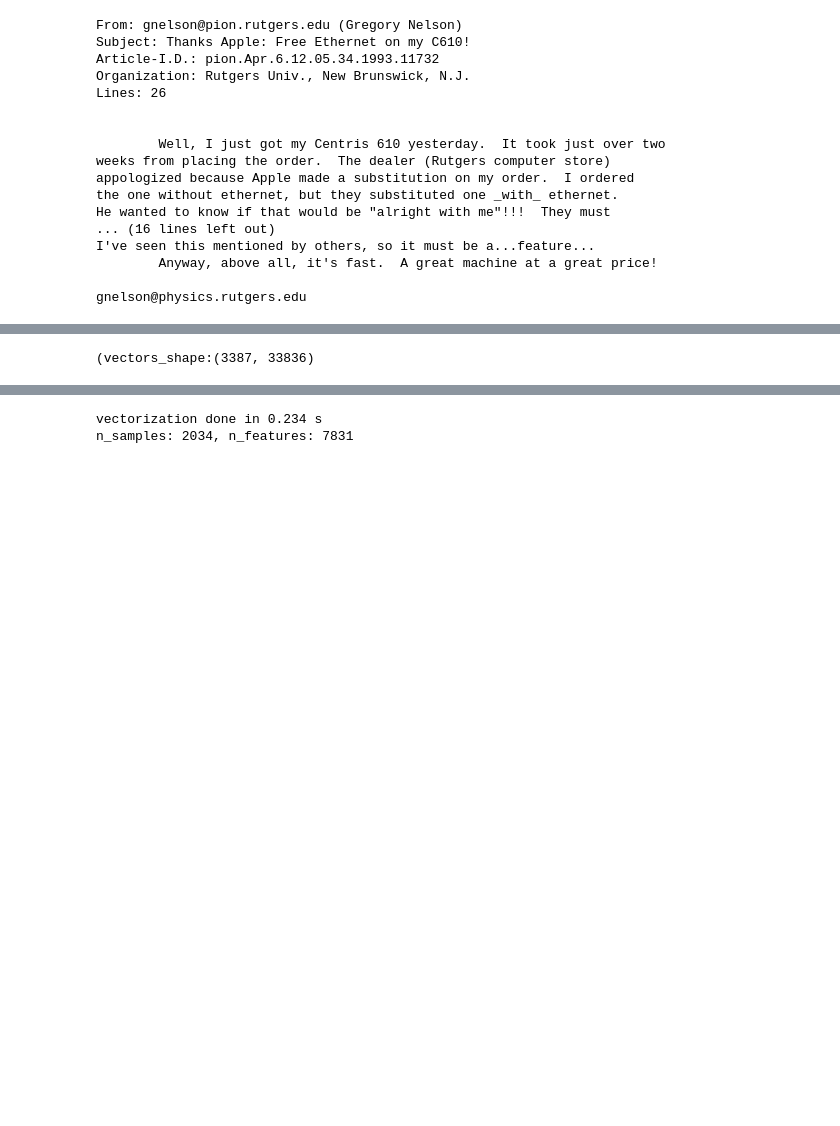
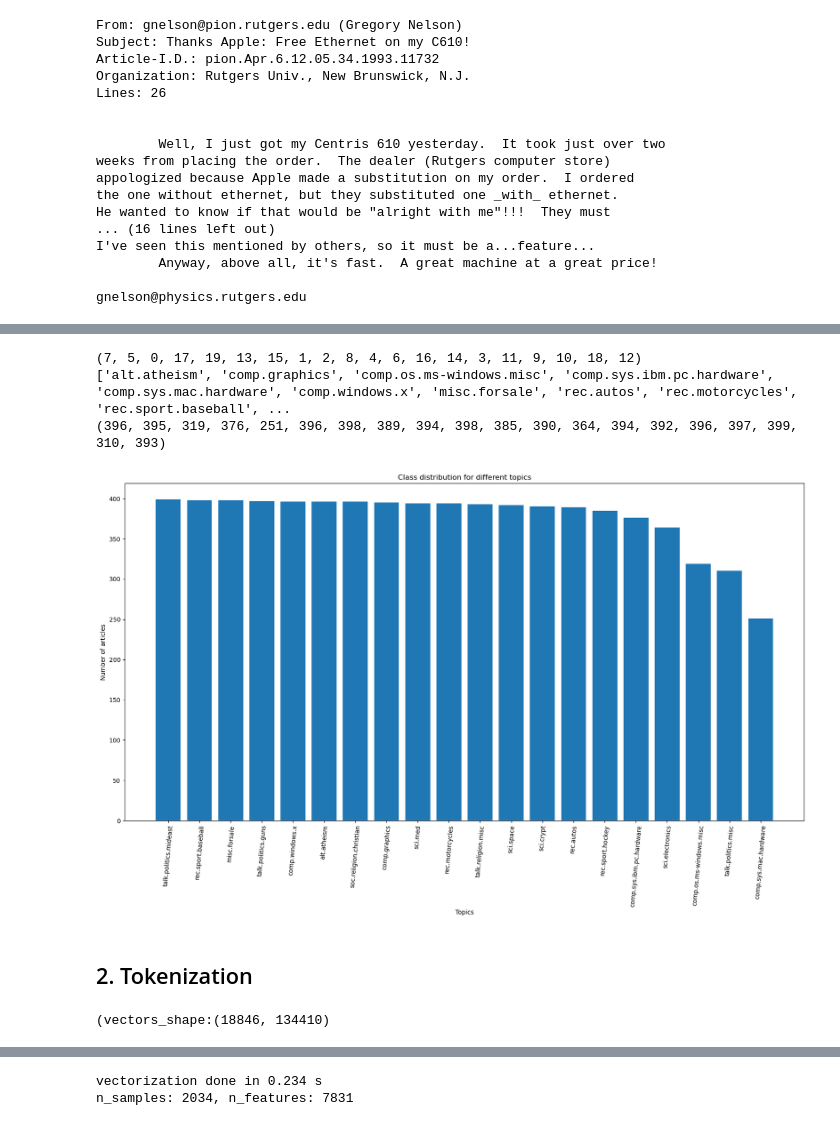
Before and after one commit to Yusuke-Sugihara/DA_Project2, a Jupyter notebook: 01_data_description.ipynb, the cells around one changed output, grey strips where cells are left out. Saved outputs shown, nothing was run; the diff lists cells and outputs as text; code cells hidden in the pictures; blank space fills up the shorter version.

```diff
--- a/01_data_description.ipynb
+++ b/01_data_description.ipynb
@@ -64,0 +123,15 @@ print(f"{len(all_dataset.data)} documents - {true_k} categories")
+# %%
+# Remove the headers, footers, and quotes from the documents.
+test_dataset = fetch_20newsgroups(
+    data_home=path_dataset,
+    remove=("headers", "footers", "quotes"),
+    subset="test",
+    shuffle=True,
+    random_state=42,
+)
+
+labels = test_dataset.target
+unique_labels, category_sizes = np.unique(labels, return_counts=True)
+true_k = unique_labels.shape[0]
+
+print(f"{len(test_dataset.data)} documents - {true_k} categories")
@@ -65,6 +276,30 @@ print(f"{len(all_dataset.data)} documents - {true_k} categories")
+# %%
+label_20, values = zip(*Counter(test_dataset.target).items())
+print(label_20)
+print(test_dataset.target_names)
+print(values)
+
+indexes = np.argsort(values)[::-1]
+label_20 = np.array(test_dataset.target_names)[indexes]
+val = np.array(values)[indexes]
+
+plt.figure(figsize=(20, 10))
+plt.bar(label_20, val)
+plt.xticks(rotation=85)
+plt.xlabel('Topics')
+plt.ylabel('Number of articles')
+plt.title('Class distribution for different topics')
+plt.show()
+# %% [output]
+(7, 5, 0, 17, 19, 13, 15, 1, 2, 8, 4, 6, 16, 14, 3, 11, 9, 10, 18, 12)
+['alt.atheism', 'comp.graphics', 'comp.os.ms-windows.misc', 'comp.sys.ibm.pc.hardware', 'comp.sys.mac.hardware', 'comp.windows.x', 'misc.forsale', 'rec.autos', 'rec.motorcycles', 'rec.sport.baseball', ...
+(396, 395, 319, 376, 251, 396, 398, 389, 394, 398, 385, 390, 364, 394, 392, 396, 397, 399, 310, 393)
+[figure, added]
+# %% [markdown]
+## 2. Tokenization
 # %%
 vectorizer = TfidfVectorizer()
-vectors = vectorizer.fit_transform(dataset.data)
+vectors = vectorizer.fit_transform(all_dataset.data)
 print(f'(vectors_shape:{vectors.shape}')
 # %% [output]
-(vectors_shape:(3387, 33836)
+(vectors_shape:(18846, 134410)
```
Also changed, not shown: parts of 36 cells of this notebook, 1 other file.
